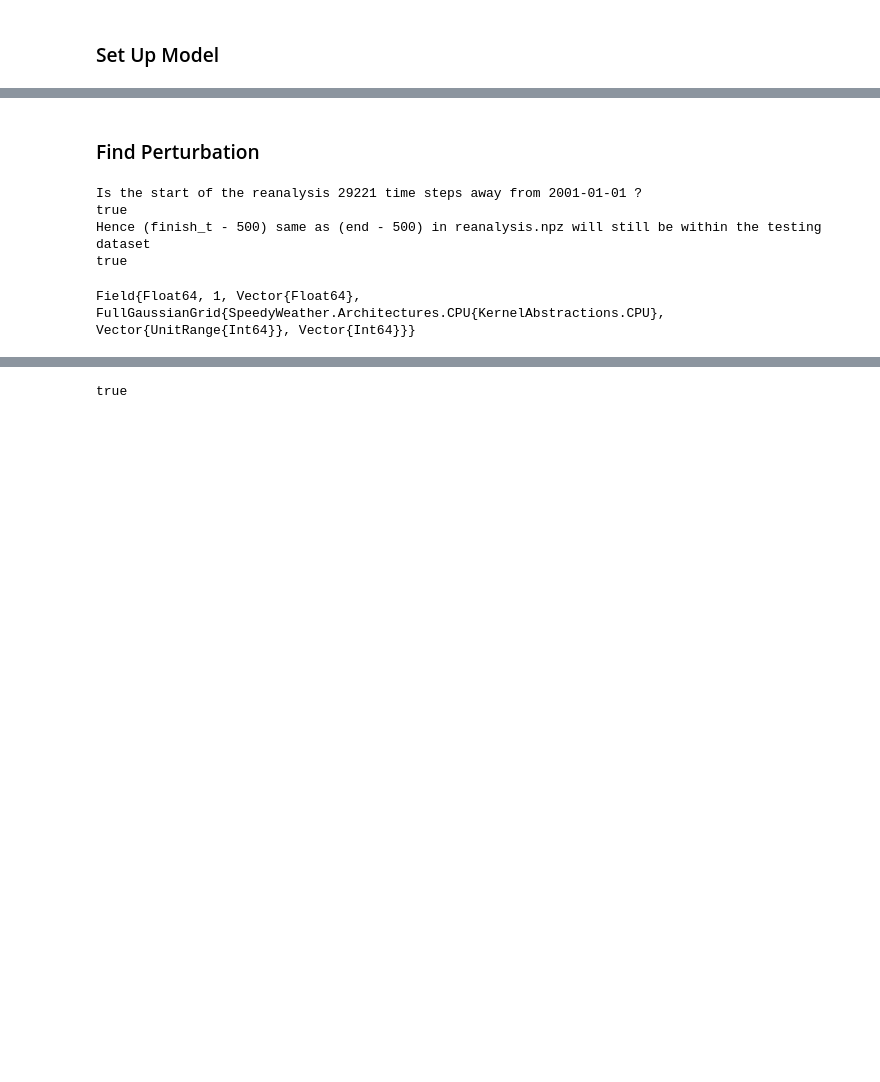
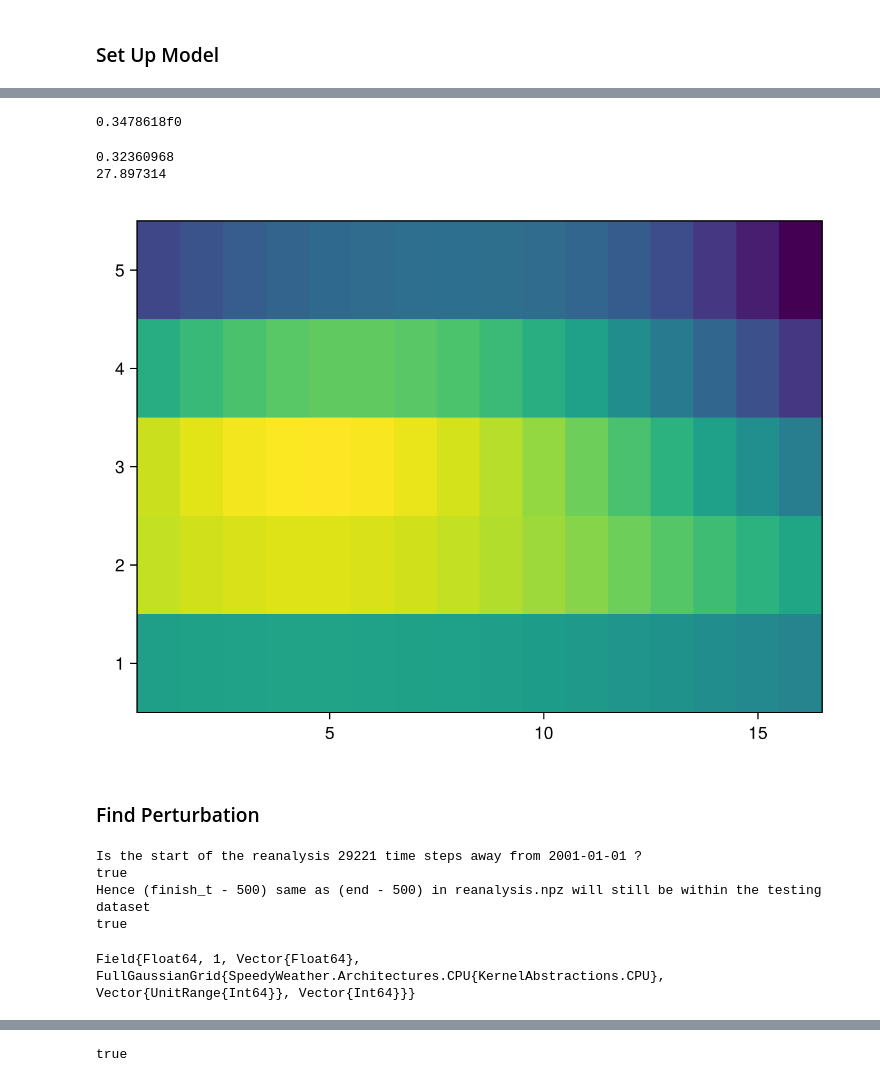
Before and after one commit to yanny-yan/ml-for-da-yanny-honours-2025, a Jupyter notebook: start_from_restart.ipynb, the cells around one changed output, grey strips where cells are left out. Saved outputs shown, nothing was run; the diff lists cells and outputs as text; code cells hidden in the pictures; blank space fills up the shorter version.

```diff
--- a/start_from_restart.ipynb
+++ b/start_from_restart.ipynb
@@ -84,0 +179,20 @@ initialize!(simulation.prognostic_variables, StartFromFile(path=LAYER_FOLDER), m
+# %%
+using NPZ
+
+ds_reanalysis = NCDataset(OUTPUT_FOLDER_PRE*OG_REANALYSIS_NC)
+
+#length of time
+start_t = 29221 # 2021-01-01 start
+finish_t = start_t + 365*4*15 #15 years
+all_time = ds_reanalysis["time"][:]
+times = ds_reanalysis["time"][start_t : finish_t]
+time_len = size(times)[1]
+lat_count = 48
+lon_count = 96
+year_steps = 1460
+
+ds_restart = NCDataset("restart_runs/run_0001/output.nc")
+ds_npz = npzread(REANALYSIS_NPZ)
+
+println(ds_restart["time"][1])
+println(ds_reanalysis["time"][start_t+365*4*10])
@@ -85,3 +213,14 @@ initialize!(simulation.prognostic_variables, StartFromFile(path=LAYER_FOLDER), m
+# %%
+sqrt(norm(difference[25:50,1:10]))
+# %% [output]
+0.3478618f0
+# %%
+difference = ds_reanalysis["spres"][:,:,start_t+365*4*10+180] - ds_restart["spres"][:,:,1+180]
+println()
+# %% [output]
+0.32360968
+27.897314
+[figure, added]
 # %% [markdown]
 ### Find Perturbation
 # %%
@@ -103,24 +242,23 @@ lon_count = 96
 year_steps = 1460
 
 print("Is the start of the reanalysis ", start_t, " time steps away from 2001-01-01 ? \n")
-print(data_npz["temperature"][1,:,:] == permutedims(ds["temp"][:,:,1,start_t], (2,1)))
+print(data_npz["vorticity"][1,:,:] == permutedims(ds["vor"][:,:,1,start_t], (2,1)))
 
 print("\nHence (finish_t - 500) same as (end - 500) in reanalysis.npz will still be within the testing dataset\n")
-print(data_npz["temperature"][end-500,:,:] == permutedims(ds["temp"][:,:,1,finish_t-500], (2,1)))
+print(data_npz["divergence"][end-500,:,:] == permutedims(ds["div"][:,:,1,finish_t-500], (2,1)))
+
+prog_variables = ["temperature", "humidity", "vorticity", "divergence", "surface_pressure"]
+prog_data_pert = Dict{String, Any}()
+prog_pert_field = Dict{String, Any}()
+for key in prog_variables
+    prog_data_pert[key] = Float64.(data_npz[key][end - 500, :, :]) - Float64.(data_npz[key][end - 528, :, :])
+    prog_pert_field[key] = FullGaussianGrid(prog_data_pert[key], input_as=Matrix)
+end
+typeof(prog_pert_field["temperature"])
 # %% [output]
 Is the start of the reanalysis 29221 time steps away from 2001-01-01 ?
 true
 Hence (finish_t - 500) same as (end - 500) in reanalysis.npz will still be within the testing dataset
 true
+Field{Float64, 1, Vector{Float64}, FullGaussianGrid{SpeedyWeather.Architectures.CPU{KernelAbstractions.CPU}, Vector{UnitRange{Int64}}, Vector{Int64}}}
-# %%
-prog_variables = ["temperature", "humidity", "u_wind", "v_wind", "surface_pressure"]
-prog_data_pert = Dict{String, Any}()
-prog_pert_field = Dict{String, Any}()
-for key in prog_variables
-    prog_data_pert[key] = Float64.(data_npz[key][end - 500, :, :]) - Float64.(data_npz[key][end - 528, :, :])
-    prog_pert_field[key] = FullGaussianGrid(prog_data_pert[key], input_as=Matrix)
-end
-typeof(prog_pert_field["temperature"])
-# %% [output]
-Field{Float64, 1, Vector{Float64}, FullGaussianGrid{SpeedyWeather.Architectures.CPU{KernelAbstractions.CPU}, Vector{UnitRange{Int64}}, Vector{Int64}}}
 # %%
```
Also changed, not shown: parts of 16 cells of this notebook.
